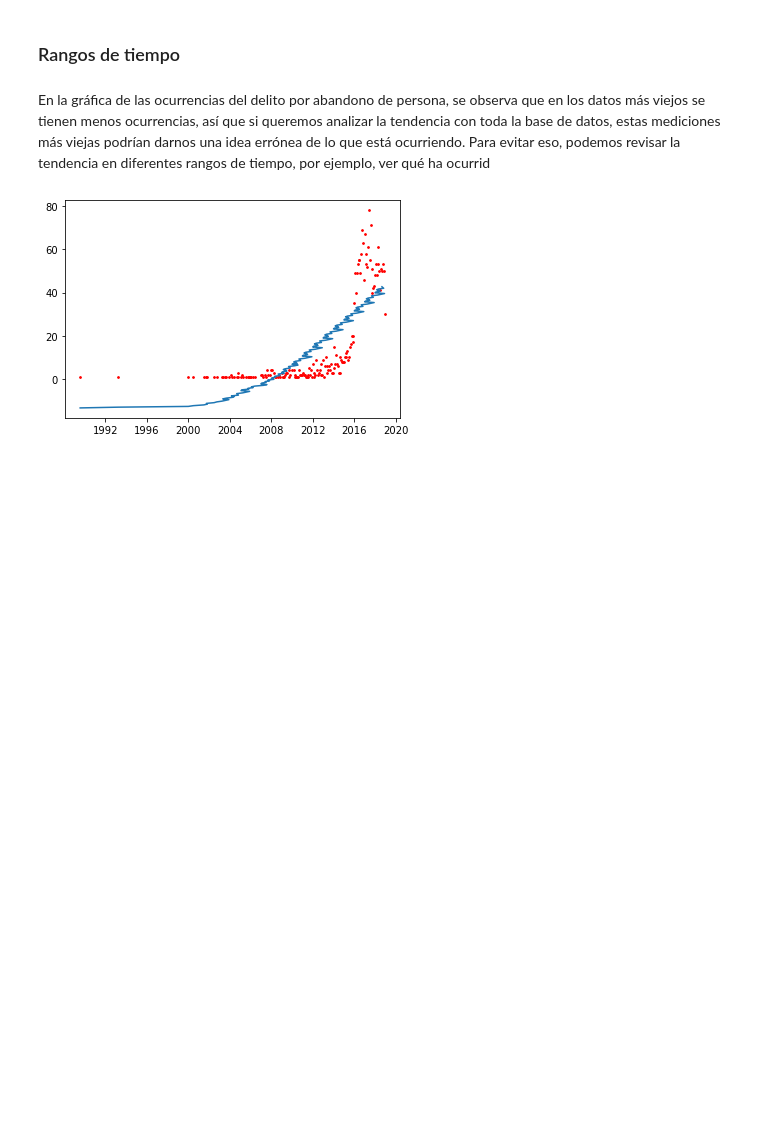
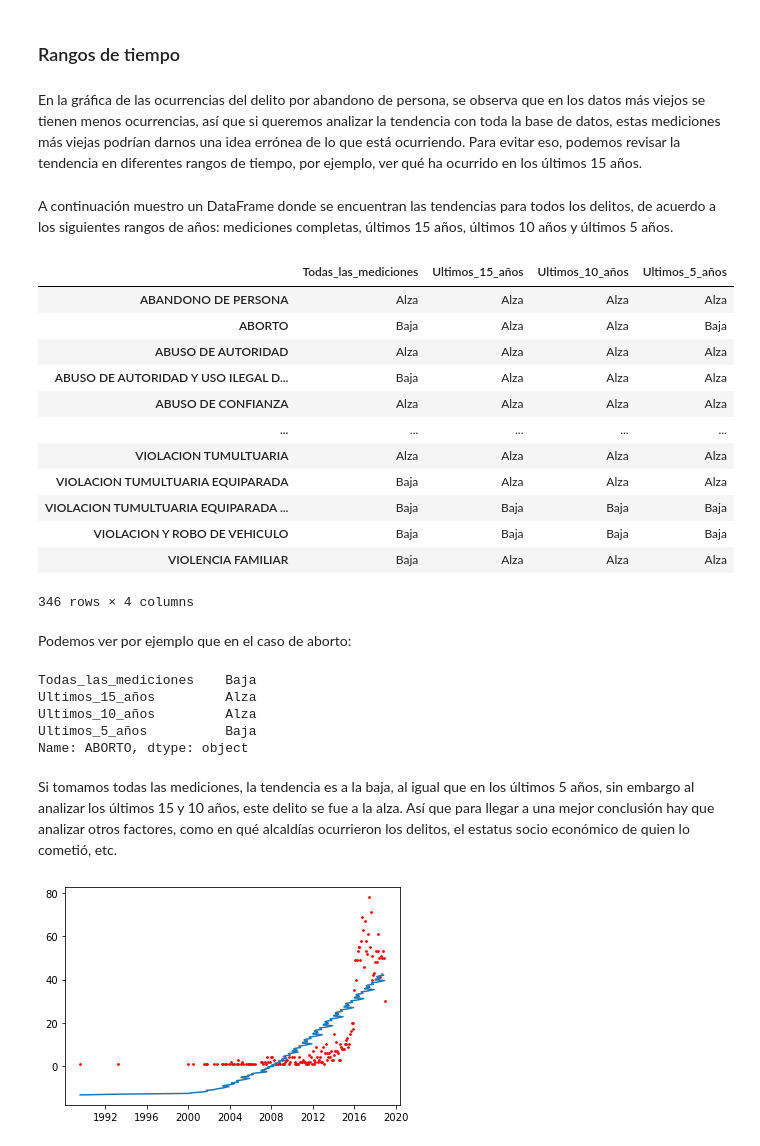
Before and after one commit to lorenaphys/OPI, a Jupyter notebook: Soluciones.ipynb, the cells around one changed output. Drawn from its saved outputs; the diff is of its cells as text; code cells hidden in the pictures; blank space fills up the shorter version.

```diff
--- a/Soluciones.ipynb
+++ b/Soluciones.ipynb
@@ -30,14 +30,14 @@ def cambio_mes(mes):
     return mes
 cambio_mes.__doc__ = "Cambia el mes a su correspondiente valor numerico"
 # %%
-def seleccion_tiempo(rango, datos):
+def seleccion_tiempo(datos, rango = 0):
     comp = datos['ao_hechos'] >= str(int(datos['ao_hechos'][-1]) - rango)
     datos_aux = datos[comp]
     return datos_aux
 seleccion_tiempo.__doc__ = "Se seleccionan los datos de los últimos años, de acuerdo al rango dado."
 
-def regresion_lineal(rango,datos):
-    datos = seleccion_tiempo(rango, datos)
+def regresion_lineal(datos, rango = 0):
+    datos = seleccion_tiempo(datos, rango)
     X = np.arange(len(datos.index))  # features
     y = datos['size']
     pendiente = linregress(X, y).slope
@@ -50,22 +50,22 @@ def seleccion_delito(datos, lista):
     return datos_aux
 seleccion_delito.__doc__ = "Se crea un subgrupo de los datos de acuerdo al delito elegido."
 
-def alza_baja(rango, datos, lista):
+def alza_baja(datos, lista, rango = 0):
     lista_aux = []
     lista_total = []
     for delito in lista:
         datos_aux = seleccion_delito(datos, delito)
-        tiempo = seleccion_tiempo(rango, datos_aux)
-        pendiente = regresion_lineal(rango, datos_aux)
+        tiempo = seleccion_tiempo(datos_aux, rango)
+        pendiente = regresion_lineal(datos_aux, rango)
         if pendiente > 0:
             lista_aux.append('Alza')
         else:
             lista_aux.append('Baja')
     lista_total = lista_total + lista_aux
-    df = pd.DataFrame(lista_total)
-    df.set_index(lista, inplace = True)
-    df.columns = ['Tendencia durante los últimos '+ str(rango) + ' años']
-    return df
+    #df = pd.DataFrame(lista_total)
+    #df.set_index(lista, inplace = True)
+    #df.columns = ['Tendencia durante los últimos '+ str(rango) + ' años']
+    return lista_total
 alza_baja.__doc__ = "De acuerdo al rango de años dado, se muestra en un Data Frame la tendencia para cada uno de los delitos registrados."
 # %% [markdown]
 1. Los datos son de calidad cuando sirven para una finalidad prevista, basados en las siguientes características:
@@ -169,7 +169,49 @@ Lo que queremos averiguar es si la ocurrencia de un delito ha ido a la alza o a
 # %% [markdown]
 ### Rangos de tiempo
 # %% [markdown]
-En la gráfica de las ocurrencias del delito por abandono de persona, se observa que en los datos más viejos se tienen menos ocurrencias, así que si queremos analizar la tendencia con toda la base de datos, estas mediciones más viejas podrían darnos una idea errónea de lo que está ocurriendo. Para evitar eso, podemos revisar la tendencia en diferentes rangos de tiempo, por ejemplo, ver qué ha ocurrid
+En la gráfica de las ocurrencias del delito por abandono de persona, se observa que en los datos más viejos se tienen menos ocurrencias, así que si queremos analizar la tendencia con toda la base de datos, estas mediciones más viejas podrían darnos una idea errónea de lo que está ocurriendo. Para evitar eso, podemos revisar la tendencia en diferentes rangos de tiempo, por ejemplo, ver qué ha ocurrido en los últimos 15 años.
+# %%
+tendencia_completa = alza_baja(delitos_fr, delitos)
+tendencia_15 = alza_baja(delitos_fr, delitos, 15)
+tendencia_10 = alza_baja(delitos_fr, delitos, 10)
+tendencia_5 = alza_baja(delitos_fr, delitos, 5)
+# %% [markdown]
+A continuación muestro un DataFrame donde se encuentran las tendencias para todos los delitos, de acuerdo a los siguientes rangos de años: mediciones completas, últimos 15 años, últimos 10 años y últimos 5 años.
+# %%
+tendencias = pd.DataFrame()
+tendencias['Todas_las_mediciones'] = tendencia_completa
+tendencias['Ultimos_15_años'] = tendencia_15
+tendencias['Ultimos_10_años'] = tendencia_10
+tendencias['Ultimos_5_años'] = tendencia_5
+tendencias.set_index(delitos, inplace = True)
+# %%
+tendencias
+# %% [output]
+|  | Todas_las_mediciones | Ultimos_15_años | Ultimos_10_años | Ultimos_5_años |
+| ABANDONO DE PERSONA | Alza | Alza | Alza | Alza |
+| ABORTO | Baja | Alza | Alza | Baja |
+| ABUSO DE AUTORIDAD | Alza | Alza | Alza | Alza |
+| ABUSO DE AUTORIDAD Y USO ILEGAL D... | Baja | Alza | Alza | Alza |
+| ABUSO DE CONFIANZA | Alza | Alza | Alza | Alza |
+| ... | ... | ... | ... | ... |
+| VIOLACION TUMULTUARIA | Alza | Alza | Alza | Alza |
+| VIOLACION TUMULTUARIA EQUIPARADA | Baja | Alza | Alza | Alza |
+| VIOLACION TUMULTUARIA EQUIPARADA ... | Baja | Baja | Baja | Baja |
+| VIOLACION Y ROBO DE VEHICULO | Baja | Baja | Baja | Baja |
+| VIOLENCIA FAMILIAR | Baja | Alza | Alza | Alza |
+346 rows × 4 columns
+# %% [markdown]
+Podemos ver por ejemplo que en el caso de aborto:
+# %%
+tendencias.loc['ABORTO']
+# %% [output]
+Todas_las_mediciones    Baja
+Ultimos_15_años         Alza
+Ultimos_10_años         Alza
+Ultimos_5_años          Baja
+Name: ABORTO, dtype: object
+# %% [markdown]
+Si tomamos todas las mediciones, la tendencia es a la baja, al igual que en los últimos 5 años, sin embargo al analizar los últimos 15 y 10 años, este delito se fue a la alza. Así que para llegar a una mejor conclusión hay que analizar otros factores, como en qué alcaldías ocurrieron los delitos, el estatus socio económico de quien lo cometió, etc.
 # %%
 from sklearn.linear_model import LinearRegression
 # %%
```
Also changed, not shown: parts of 18 cells of this notebook.
